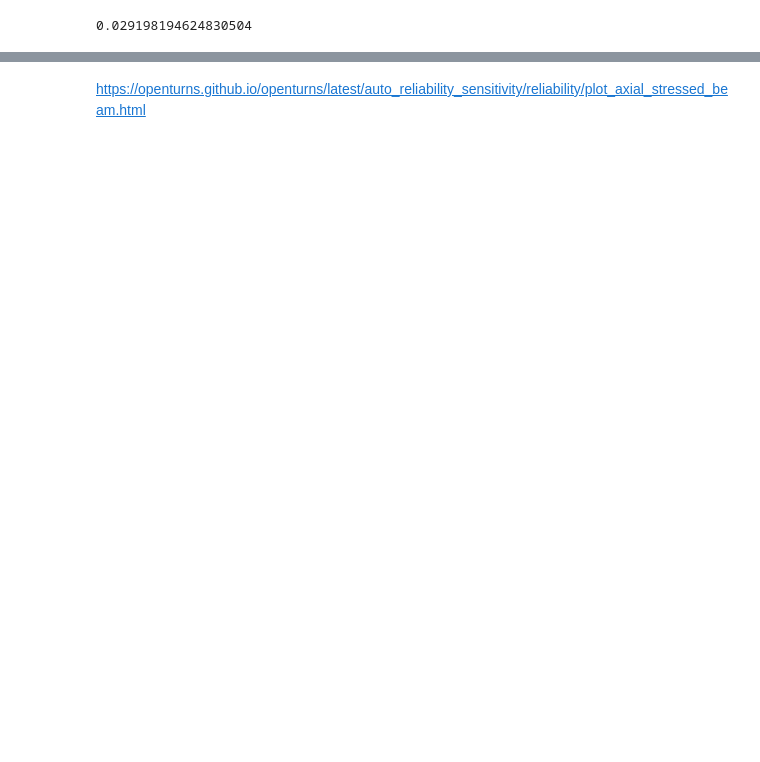
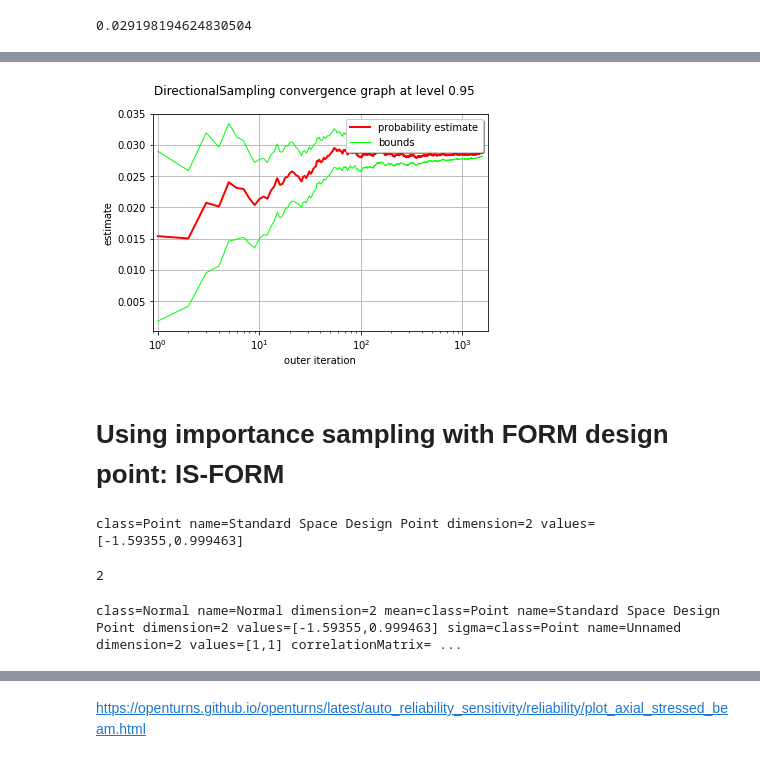
Before and after one commit to fbertran/BOSS2-S4, a Jupyter notebook: StressedBeam.ipynb, the cells around one changed output, grey strips where cells are left out. Drawn from its saved outputs; the diff is of its cells as text; code cells hidden in the pictures; blank space fills up the shorter version.

```diff
--- a/StressedBeam.ipynb
+++ b/StressedBeam.ipynb
@@ -171,0 +206,6 @@ print("%.2f%% confidence interval = [%f,%f]" % (
+# %%
+algoDS = ot.DirectionalSampling(myEvent)
+
+algoDS.setMaximumOuterSampling(NbSim)
+algoDS.setBlockSize(1)
+algoDS.setMaximumCoefficientOfVariation(cv)
@@ -171,0 +214,2 @@ print("%.2f%% confidence interval = [%f,%f]" % (
+# %%
+algoDS.run()
@@ -171,0 +229,24 @@ print("%.2f%% confidence interval = [%f,%f]" % (
+# %%
+graph = algoDS.drawProbabilityConvergence()
+graph.setLogScale(ot.GraphImplementation.LOGX)
+view = viewer.View(graph)
+# %% [output]
+[figure, added]
+# %% [markdown]
+# Using importance sampling with FORM design point: IS-FORM
+# %%
+standardSpaceDesignPoint = resultFORM.getStandardSpaceDesignPoint()
+standardSpaceDesignPoint
+# %% [output]
+class=Point name=Standard Space Design Point dimension=2 values=[-1.59355,0.999463]
+# %%
+dimension = myDistribution.getDimension()
+dimension
+# %% [output]
+2
+# %%
+myImportance = ot.Normal(dimension)
+myImportance.setMean(standardSpaceDesignPoint)
+myImportance
+# %% [output]
+class=Normal name=Normal dimension=2 mean=class=Point name=Standard Space Design Point dimension=2 values=[-1.59355,0.999463] sigma=class=Point name=Unnamed dimension=2 values=[1,1] correlationMatrix= ...
```
Also changed, not shown: parts of 30 cells of this notebook.
